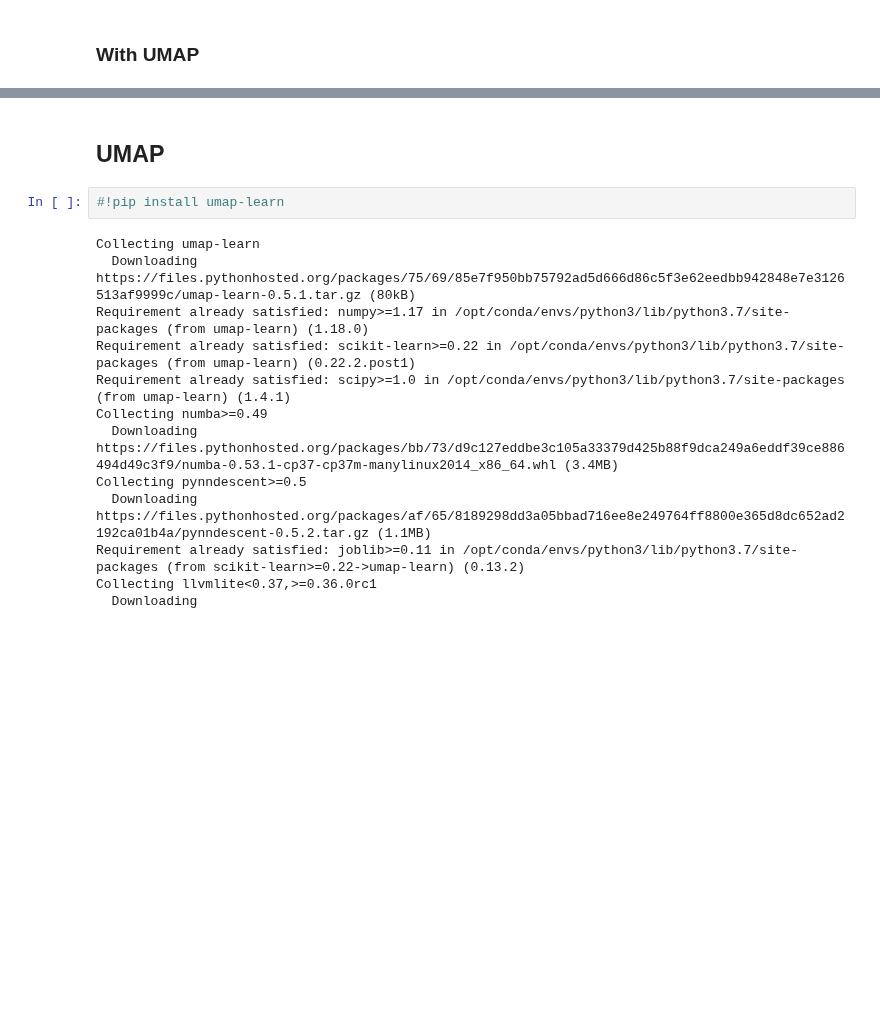
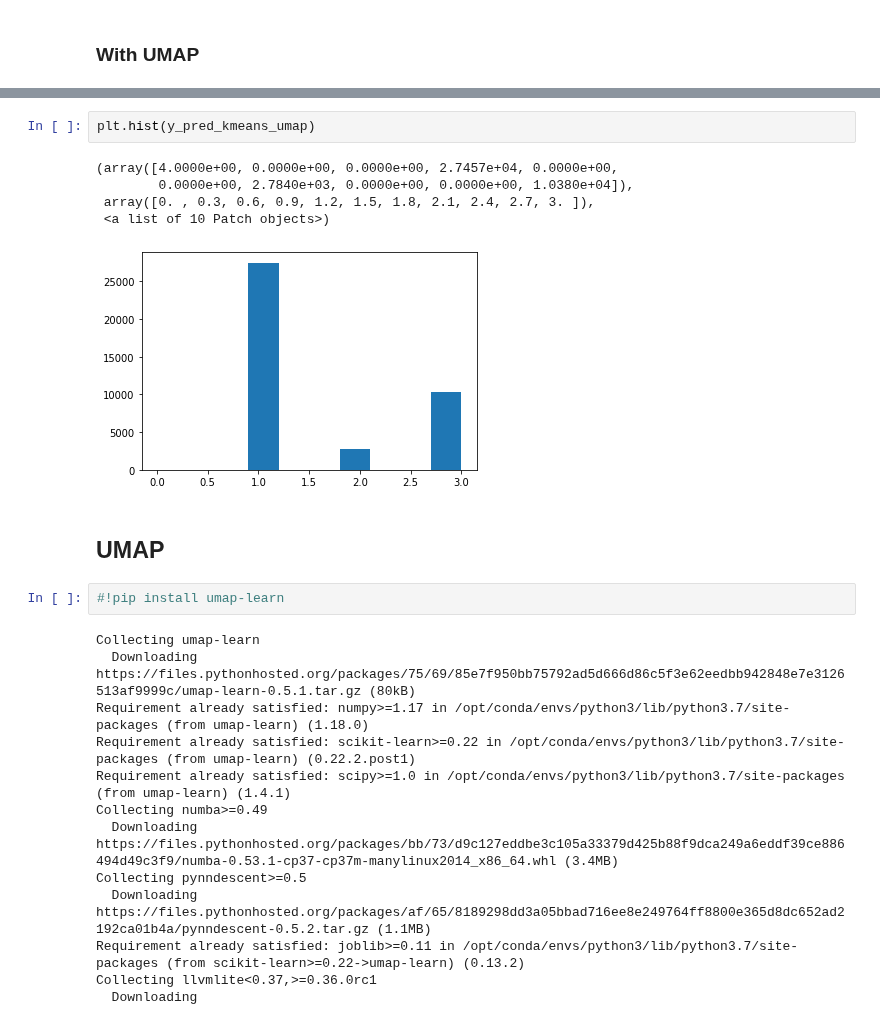
Before and after one commit to nohg/AML-small-project, a Jupyter notebook: Clustering.ipynb, the cells around one changed output, grey strips where cells are left out. Saved outputs shown, nothing was run; the diff lists cells and outputs as text; blank space fills up the shorter version.

```diff
--- a/Clustering.ipynb
+++ b/Clustering.ipynb
@@ -234,3 +232,11 @@ legend1 = ax.legend(*scatter.legend_elements(),
+# %%
+plt.hist(y_pred_kmeans_umap)
+# %% [output]
+(array([4.0000e+00, 0.0000e+00, 0.0000e+00, 2.7457e+04, 0.0000e+00,
+        0.0000e+00, 2.7840e+03, 0.0000e+00, 0.0000e+00, 1.0380e+04]),
+ array([0. , 0.3, 0.6, 0.9, 1.2, 1.5, 1.8, 2.1, 2.4, 2.7, 3. ]),
+ <a list of 10 Patch objects>)
+[figure, added]
 # %% [markdown]
 ## UMAP
 # %%
```
Also changed, not shown: parts of 40 cells of this notebook, 6 other files.
